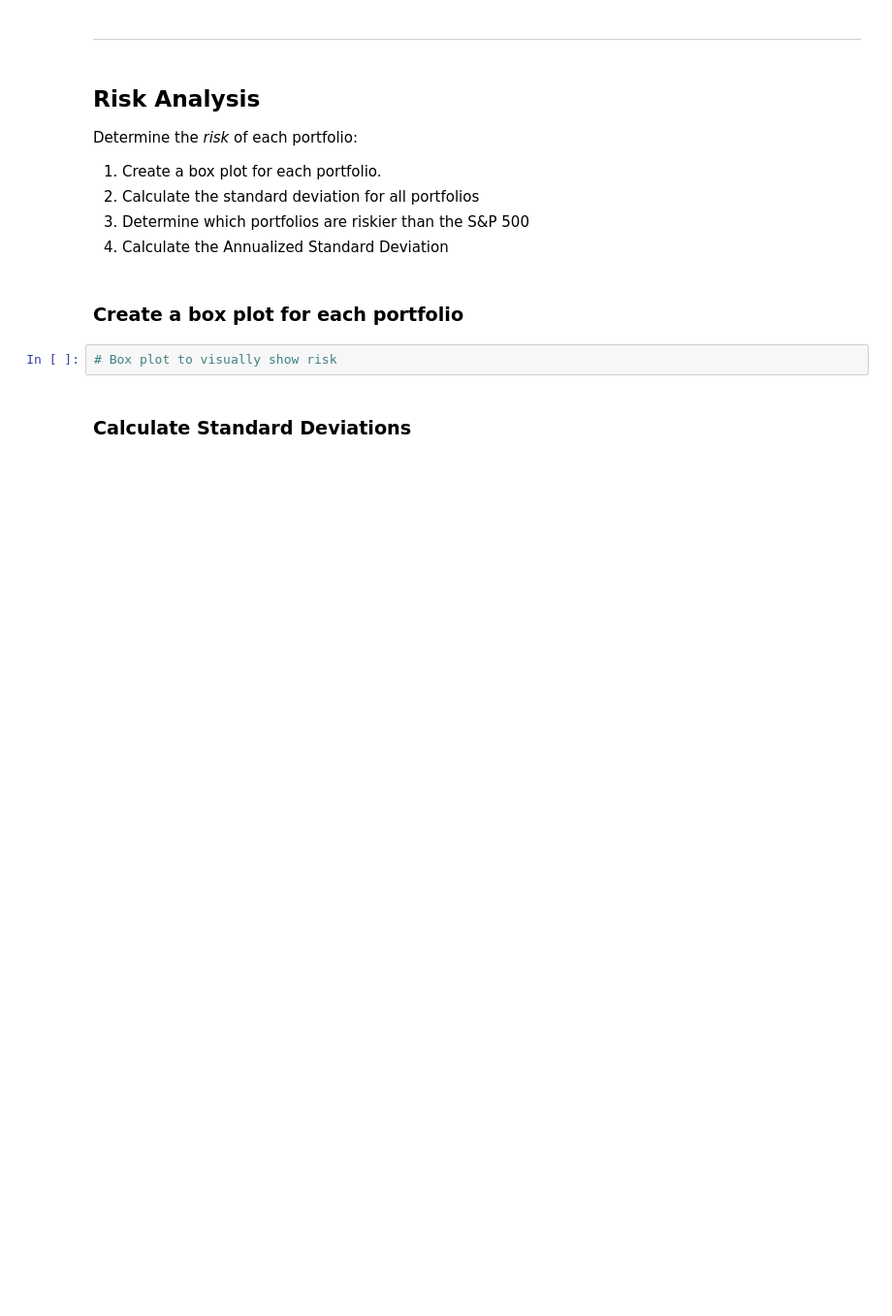
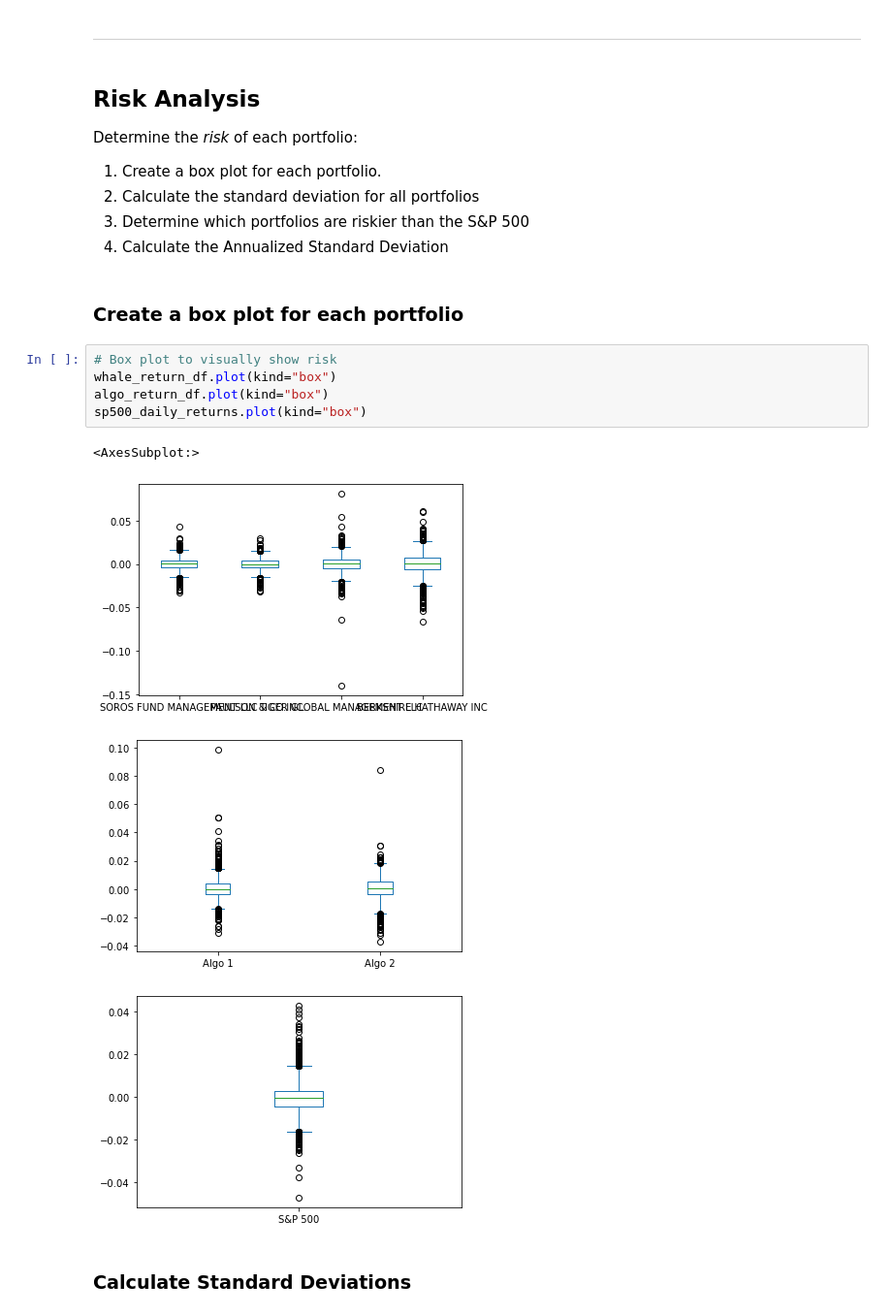
Before and after one commit to jgb161/Pandas-Financial-Analysis, a Jupyter notebook: whale_analysis.ipynb, the cells around one changed output. Shown: that part at 97% size. Saved outputs shown, nothing was run; the diff lists cells and outputs as text; blank space fills up the shorter version.

```diff
--- a/whale_analysis.ipynb
+++ b/whale_analysis.ipynb
@@ -165,6 +226,14 @@ Determine the _risk_ of each portfolio:
 ### Create a box plot for each portfolio
 # %%
 # Box plot to visually show risk
+whale_return_df.plot(kind="box")
+algo_return_df.plot(kind="box")
+sp500_daily_returns.plot(kind="box")
+# %% [output]
+<AxesSubplot:>
+[figure, added]
+[figure, added]
+[figure, added]
 # %% [markdown]
 ### Calculate Standard Deviations
 # %%
```
Also changed, not shown: parts of 12 cells of this notebook.
